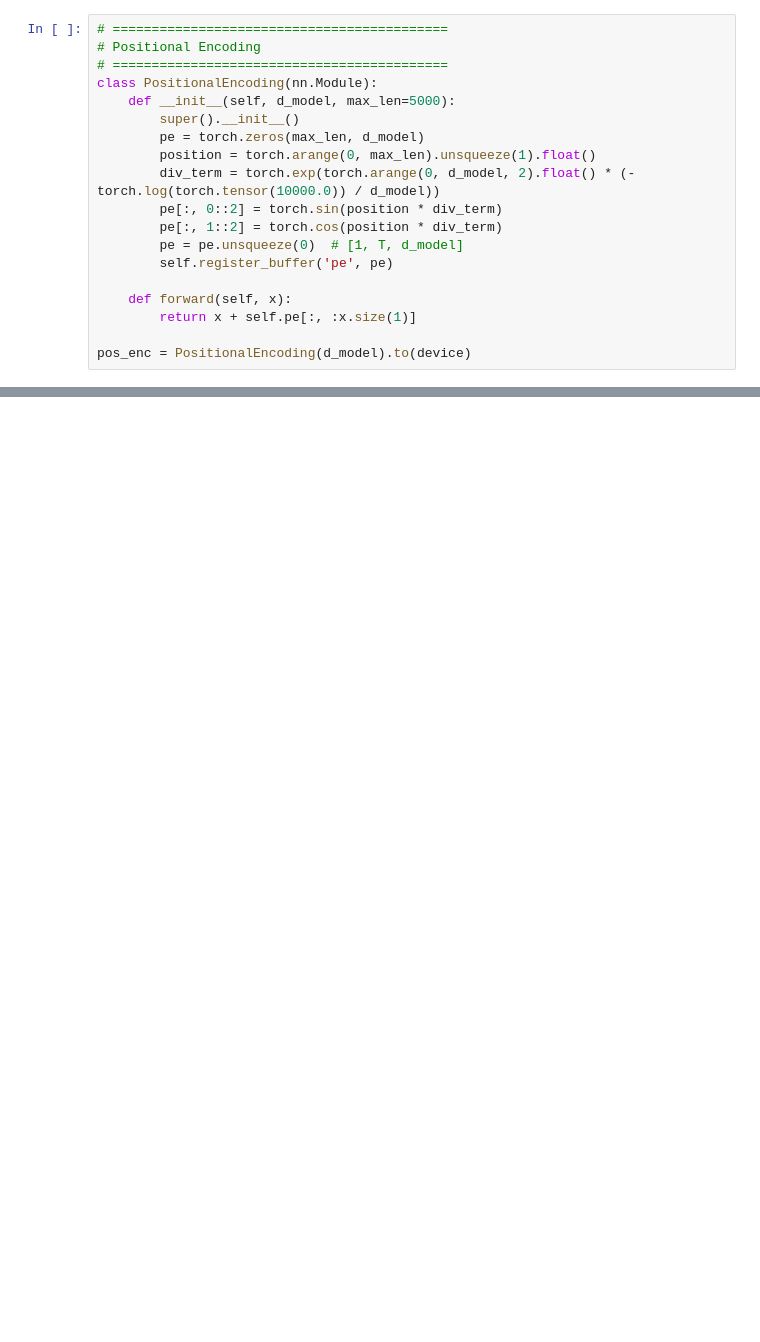
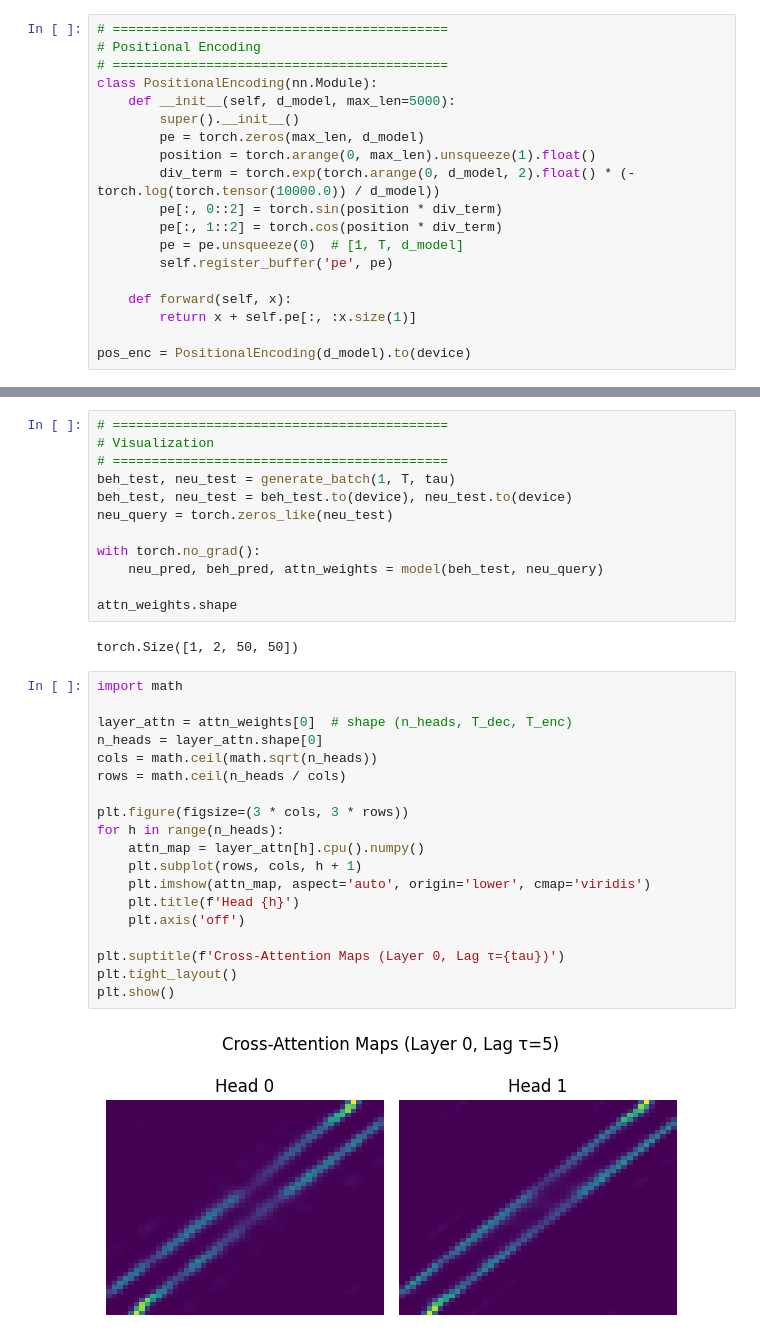
Before and after one commit to briandepasquale/transformer, a Jupyter notebook: Transformer_v5.ipynb, the cells around one changed output, grey strips where cells are left out. Saved outputs shown, nothing was run; the diff lists cells and outputs as text; blank space fills up the shorter version.

```diff
--- a/Transformer_v5.ipynb
+++ b/Transformer_v5.ipynb
@@ -340,0 +371,35 @@ plt.show()
+# %%
+# ===========================================
+# Visualization
+# ===========================================
+beh_test, neu_test = generate_batch(1, T, tau)
+beh_test, neu_test = beh_test.to(device), neu_test.to(device)
+neu_query = torch.zeros_like(neu_test)
+
+with torch.no_grad():
+    neu_pred, beh_pred, attn_weights = model(beh_test, neu_query)
+
+attn_weights.shape
+# %% [output]
+torch.Size([1, 2, 50, 50])
+# %%
+import math
+
+layer_attn = attn_weights[0]  # shape (n_heads, T_dec, T_enc)
+n_heads = layer_attn.shape[0]
+cols = math.ceil(math.sqrt(n_heads))
+rows = math.ceil(n_heads / cols)
+
+plt.figure(figsize=(3 * cols, 3 * rows))
+for h in range(n_heads):
+    attn_map = layer_attn[h].cpu().numpy()
+    plt.subplot(rows, cols, h + 1)
+    plt.imshow(attn_map, aspect='auto', origin='lower', cmap='viridis')
+    plt.title(f'Head {h}')
+    plt.axis('off')
+
+plt.suptitle(f'Cross-Attention Maps (Layer 0, Lag τ={tau})')
+plt.tight_layout()
+plt.show()
+# %% [output]
+[figure, added]
```
Also changed, not shown: parts of 13 cells of this notebook.
